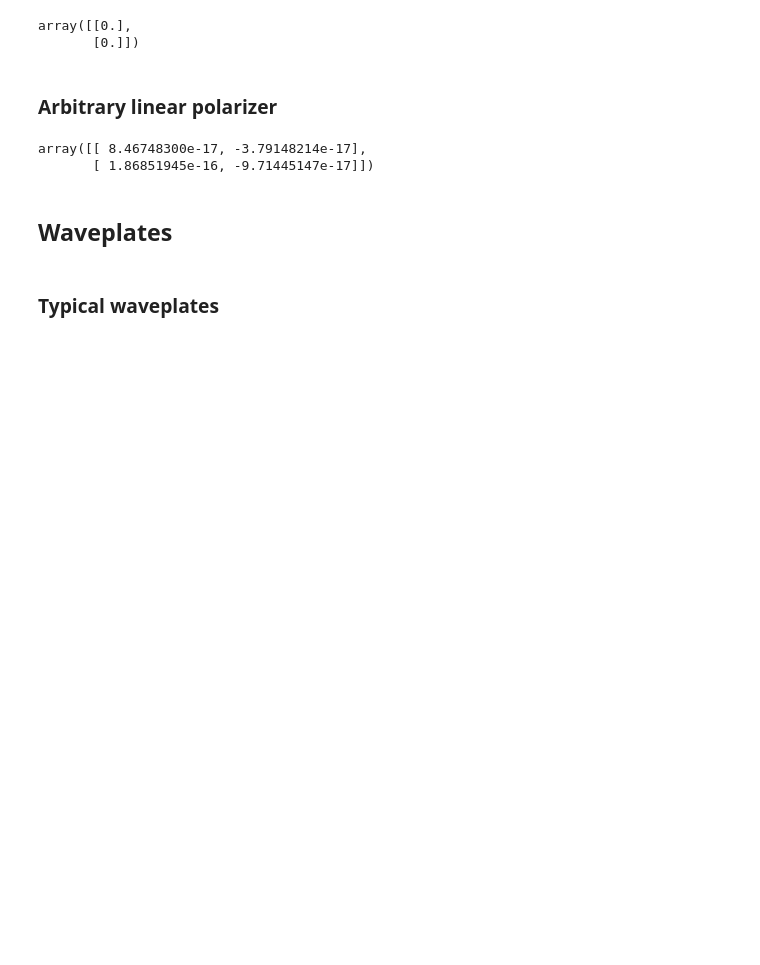
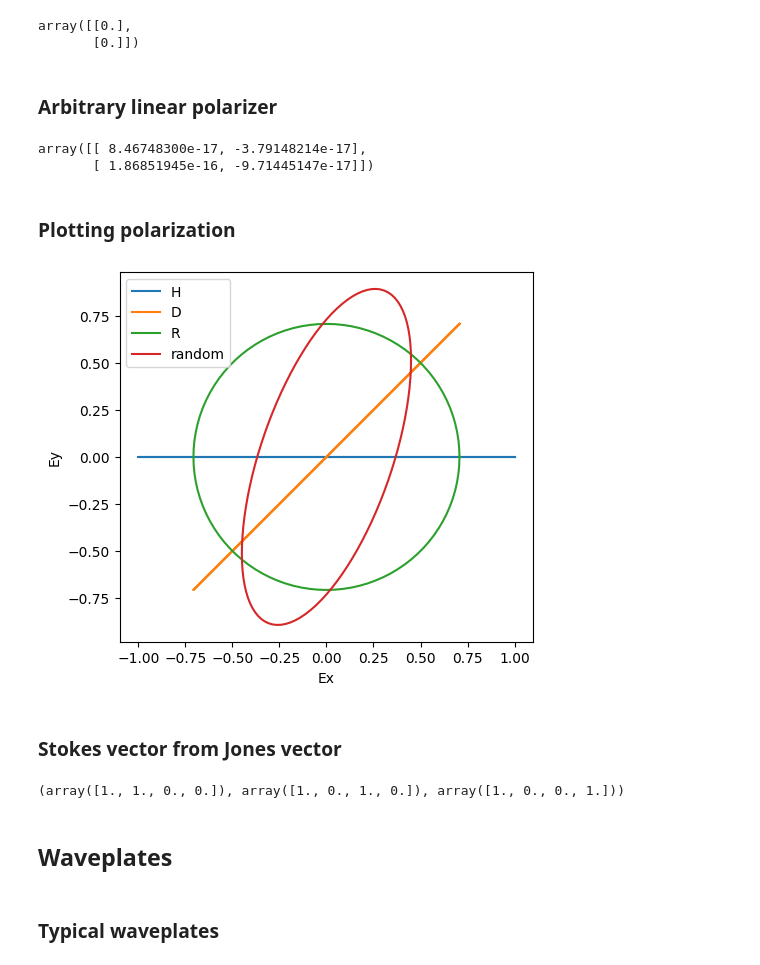
Before and after one commit to decoherer/polarization-rotation, a Jupyter notebook: polarizationrotation.ipynb, the cells around one changed output. Cells and saved outputs as stored; diff of their text form; code cells hidden in the pictures; blank space fills up the shorter version.

Commit message:
elliptical polarization

```diff
--- a/polarizationrotation.ipynb
+++ b/polarizationrotation.ipynb
@@ -7,7 +7,7 @@ Some simple examples for calculating polarization rotations for common passive a
 Following the conventions of Jones matrices, the polarization can be represented as a two-row vector, with the H component on top, V on bottom. The vector represents the amplitude and phase of the electric field in the H and V directions. Here are the six standard states, H, V, +45, -45, left circular, right circular:
 # %%
 import numpy as np
-from numpy import pi,sqrt,cos,sin,exp,conj,abs
+from numpy import pi,sqrt,cos,sin,tan,exp,conj,abs
 import matplotlib.pyplot as plt
 H = np.array([[ 1 ],  # horizontal polarization
               [ 0 ]])
@@ -17,10 +17,15 @@ D = np.array([[ +1 ], # diagonal +45° polarization
               [ +1 ]])/sqrt(2)
 A = np.array([[ +1 ], # anti-diagonal -45° polarization
               [ -1 ]])/sqrt(2)
-L = np.array([[ +1 ], # left circular polarization
+L = np.array([[ +1  ], # left circular polarization
               [ +1j ]])/sqrt(2)
-R = np.array([[ +1 ], # right circular polarization
-              [ +1j ]])/sqrt(2);
+R = np.array([[ +1  ], # right circular polarization
+              [ +1j ]])/sqrt(2)
+def ellipticalpolarization(θ,β): # θ = rotation angle, β = cirularity
+    return np.array([[ cos(θ) ],
+                     [ sin(θ)*exp(1j*β) ]])
+def randompolarization(): # not unbiased
+    return ellipticalpolarization(2*pi*np.random.random(),2*pi*np.random.random())
 # %% [markdown]
 In this convention, polarization state of the light is a 1x2 vector, and the polarization optics are represented as 2x2 matrices.
 # %% [markdown]
@@ -55,6 +64,29 @@ polarizer(60,deg=True) @ polarizer(-30,deg=True)  # equals zero, no light gets t
 # %% [output]
 array([[ 8.46748300e-17, -3.79148214e-17],
        [ 1.86851945e-16, -9.71445147e-17]])
+# %% [markdown]
+### Plotting polarization
+# %%
+def exey(v,norm=False): # returns xs,ys for parametric plot of polarization ellipse
+    θs = np.linspace(0,2*pi,101)
+    u0 = sum(abs(v)**2) if norm else 1
+    return np.real(v[0][0]*exp(1j*θs))/u0, np.real(v[1][0]*exp(1j*θs))/u0
+plt.plot(*exey(H),label='H'); plt.plot(*exey(D),label='D'); plt.plot(*exey(R),label='R')
+plt.plot(*exey(randompolarization()),label='random')
+plt.legend(); plt.xlabel('Ex'); plt.ylabel('Ey'); plt.gca().set_aspect('equal'); plt.show()
+# %% [output]
+[figure, added]
+# %% [markdown]
+### Stokes vector from Jones vector
+# %%
+def stokes(v):
+    ex,ey = v[0][0],v[1][0]
+    assert np.allclose(ex*ex.conj()+ey*ey.conj(), 1)
+    S0,S1,S2,S3 = I,Q,U,V = 1., (ex*ex.conj()-ey*ey.conj()).real, (2*ex*ey.conj()).real, (-2*ex*ey.conj()).imag
+    return np.array([S0,S1,S2,S3])
+stokes(H),stokes(D),stokes(R)
+# %% [output]
+(array([1., 1., 0., 0.]), array([1., 0., 1., 0.]), array([1., 0., 0., 1.]))
 # %% [markdown]
 ## Waveplates
 # %% [markdown]
```
Also changed, not shown: parts of 12 cells of this notebook, 7 other files.
